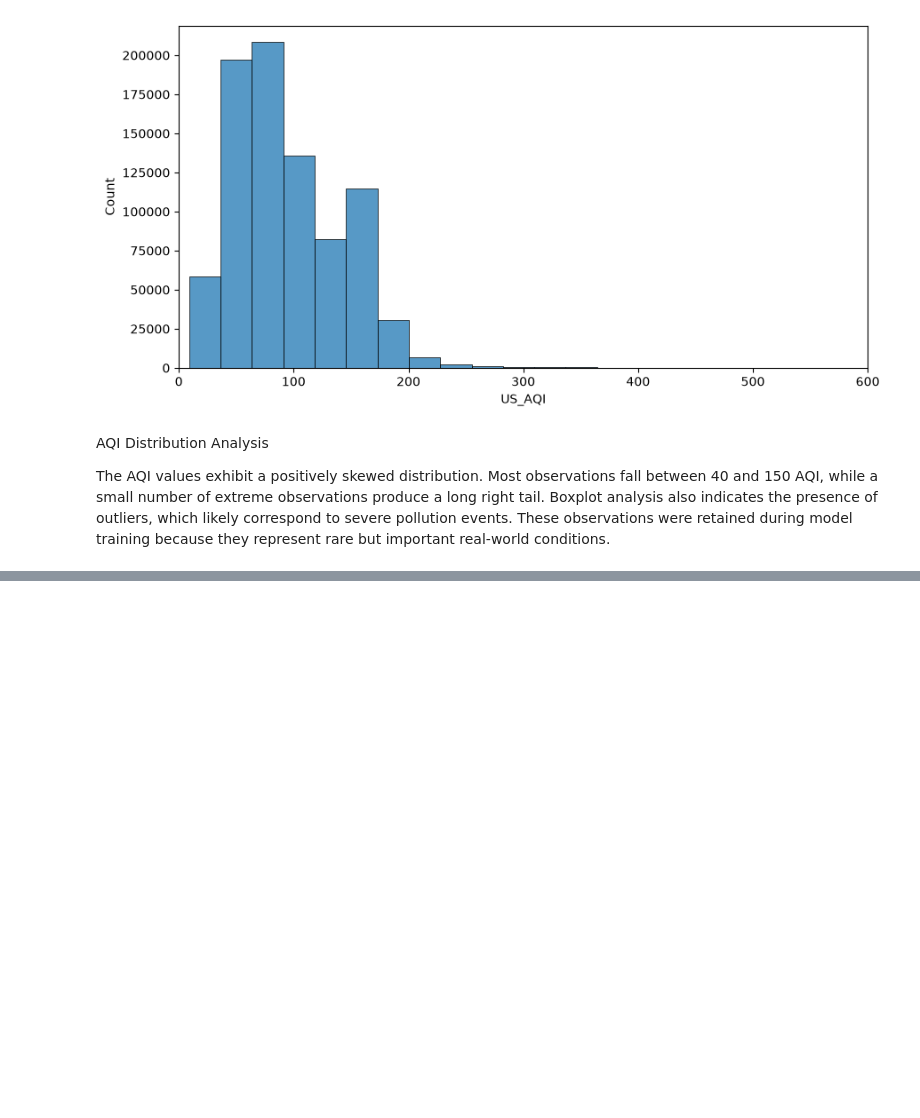
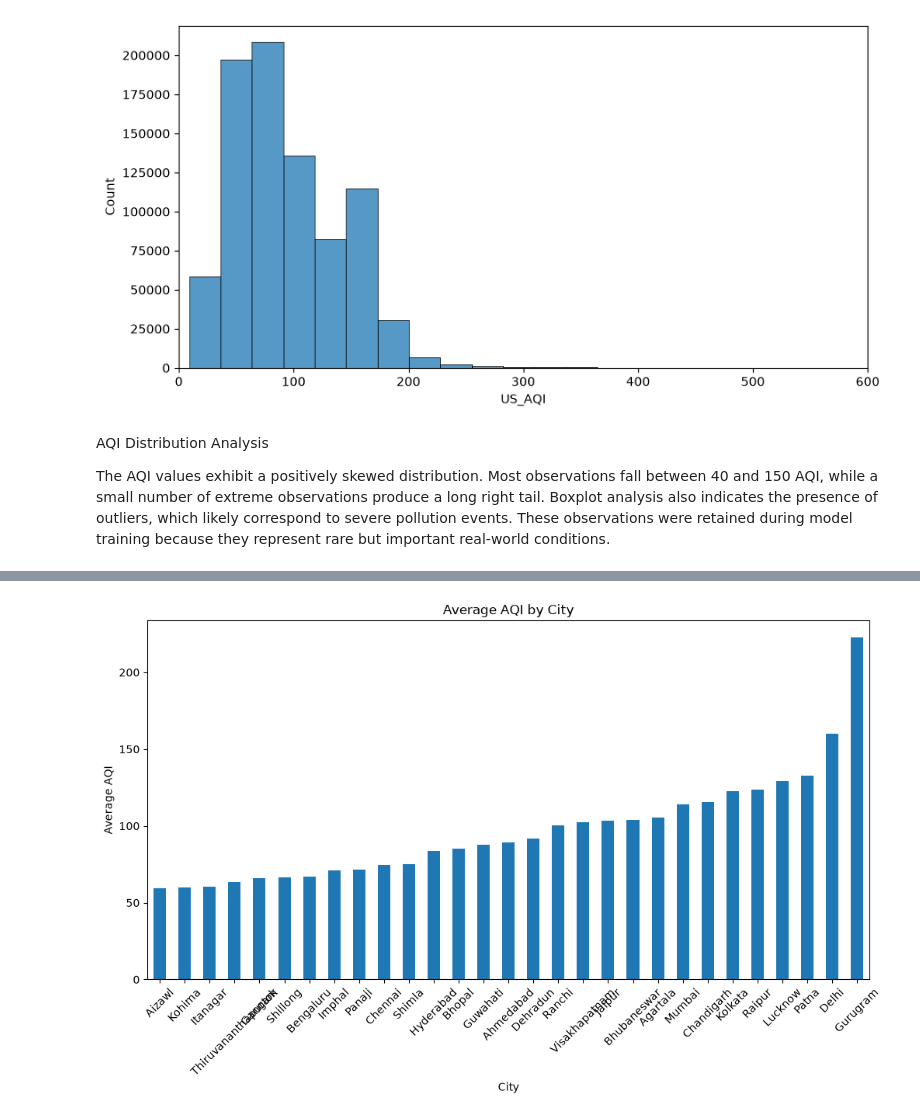
Before and after one commit to shahidk07/AirQualityPredictionSystem, a Jupyter notebook: NOTEBOOKS/EDA.ipynb, the cells around one changed output, grey strips where cells are left out. Saved outputs shown, nothing was run; the diff lists cells and outputs as text; code cells hidden in the pictures; blank space fills up the shorter version.

```diff
--- a/NOTEBOOKS/EDA.ipynb
+++ b/NOTEBOOKS/EDA.ipynb
@@ -621,0 +643,3 @@ The AQI values exhibit a positively skewed distribution. Most observations fall
+# %%
+city_aqi=df.groupby("City")["US_AQI"].mean().sort_values(ascending=True)
+city_aqi
@@ -621,0 +664,15 @@ The AQI values exhibit a positively skewed distribution. Most observations fall
+# %%
+import matplotlib.pyplot as plt
+
+plt.figure(figsize=(12,6))
+
+city_aqi.plot(kind="bar")
+
+plt.title("Average AQI by City")
+plt.xlabel("City")
+plt.ylabel("Average AQI")
+plt.xticks(rotation=45)
+
+plt.show()
+# %% [output]
+[figure, added]
```
Also changed, not shown: parts of 13 cells of this notebook, 15 other files.
